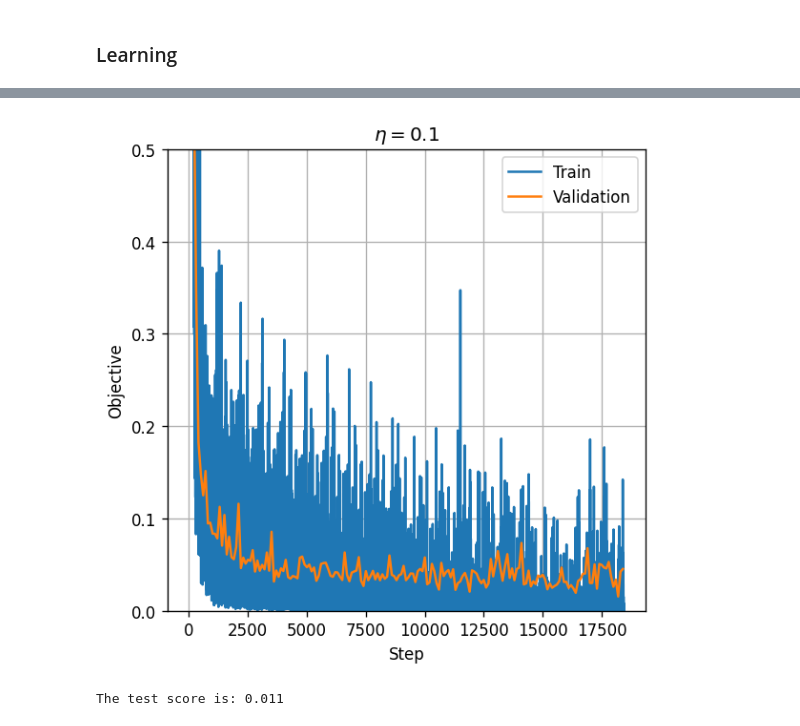
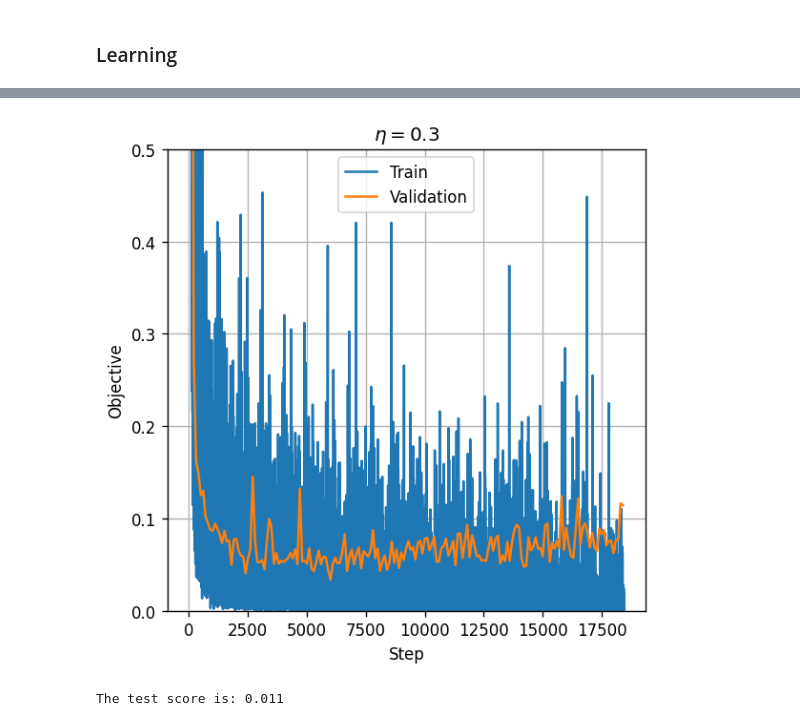
Before and after one commit to technion046195/technion046195, a Jupyter notebook: content/tutorial10/example.ipynb, the cells around one changed output, grey strips where cells are left out. Cells and saved outputs as stored; diff of their text form; code cells hidden in the pictures.

```diff
--- a/content/tutorial10/example.ipynb
+++ b/content/tutorial10/example.ipynb
@@ -244,25 +244,25 @@ fig.savefig('./output/mnist_lenet_select_eta.png', dpi=240)
 # %%
-alpha = 3e-1
+eta = 3e-1
 n_epoch = 20
 
 net = LeNet5()
 net = net.to(device_id)
 
 train_objective_list, val_objective_list, val_steps = train(net, eta, n_epoch, train_loader, x_val, y_val, run_validation_every, device_id)
 
 ## Plot
 fig, ax = plt.subplots(figsize=(5, 5))
 ax.plot(np.arange(len(train_objective_list)), train_objective_list, label='Train')
 ax.plot(val_steps, val_objective_list, label='Validation')
 ax.set_title(r'$\eta={' + f'{eta:g}' + r'}$')
 ax.set_xlabel('Step')
 ax.set_ylabel('Objective')
 ax.set_ylim(0, 0.5)
 ax.legend()
 fig.tight_layout()
 fig.savefig('./output/mnist_lenet_train.png', dpi=240)
 # %% [output]
-[figure, old version]
+[figure, new version]
 # %%
 ## Evaluate the score on the test set
 with torch.no_grad():
```
Also changed, not shown: parts of 2 cells of this notebook, 12 other files.
